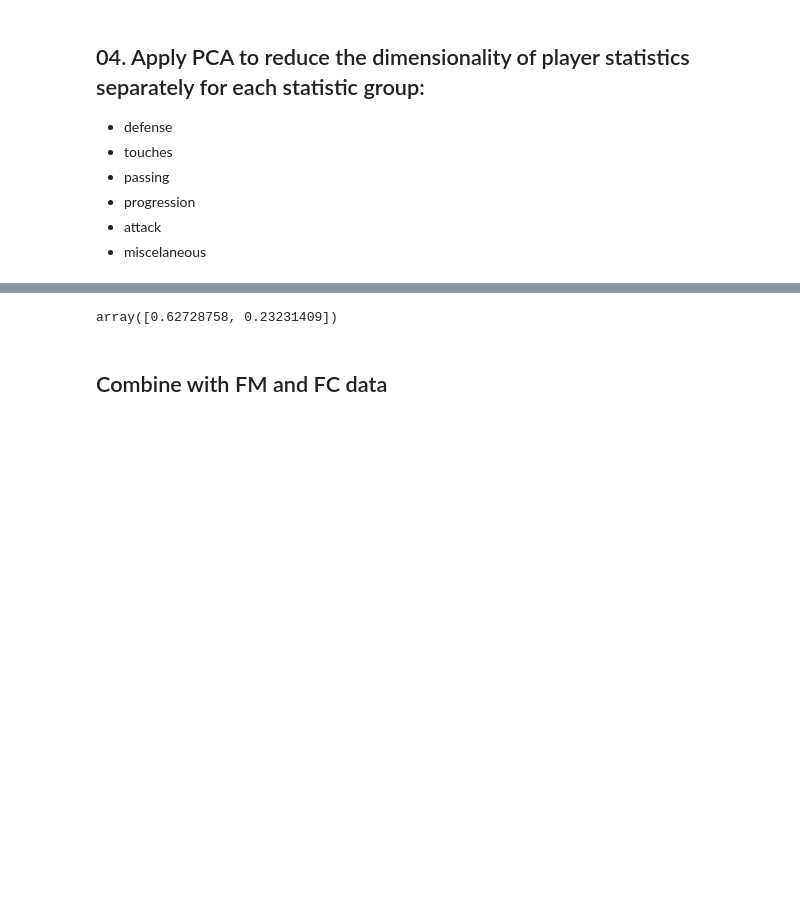
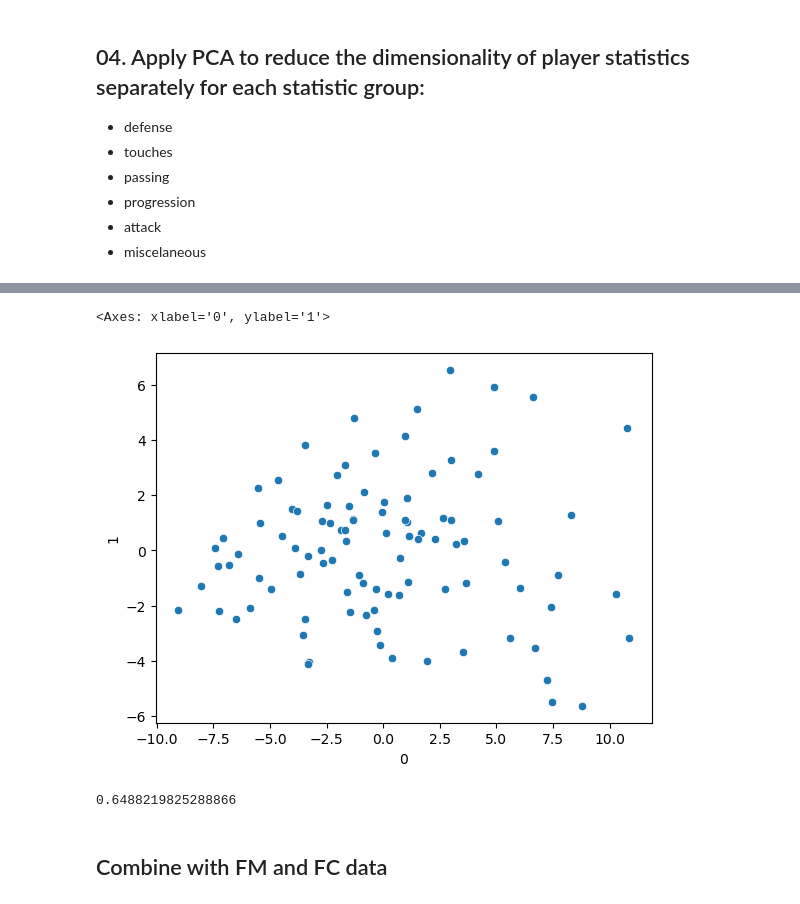
Before and after one commit to alibekk93/FM_skills_prediction, a Jupyter notebook: notebooks/01_data_preparation.ipynb, the cells around one changed output, grey strips where cells are left out. Cells and saved outputs as stored; diff of their text form; code cells hidden in the pictures; blank space fills up the shorter version.

```diff
--- a/notebooks/01_data_preparation.ipynb
+++ b/notebooks/01_data_preparation.ipynb
@@ -120,4 +166,14 @@ PCA does not accept missing values encoded as NaN natively. For supervised learn
+# %%
+pca = PCA(n_components=2)
+
+team_pca = pca.fit_transform(team_stats_scaled)
+team_pca = pd.DataFrame(team_pca, index=team_stats_scaled.index)
+# %%
+sns.scatterplot(data=team_pca, x=0, y=1)
+# %% [output]
+<Axes: xlabel='0', ylabel='1'>
+[figure, added]
 # %%
-pca.explained_variance_ratio_
+pca.explained_variance_ratio_.sum()
 # %% [output]
-array([0.62728758, 0.23231409])
+0.6488219825288866
```
Also changed, not shown: parts of 10 cells of this notebook, 1 other file.
